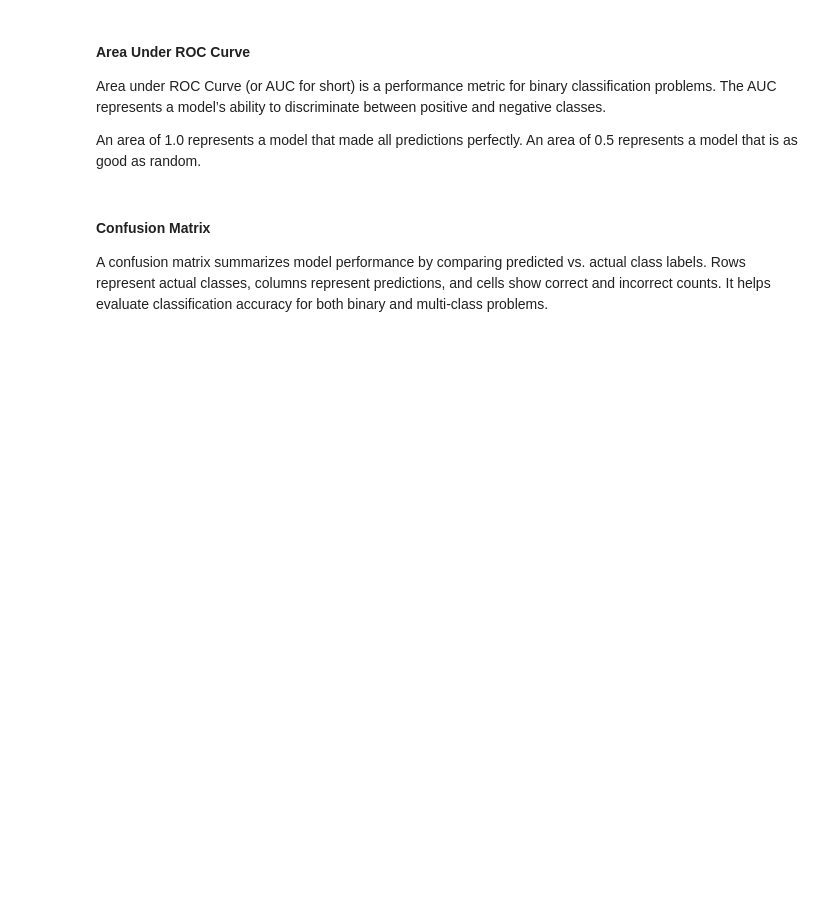
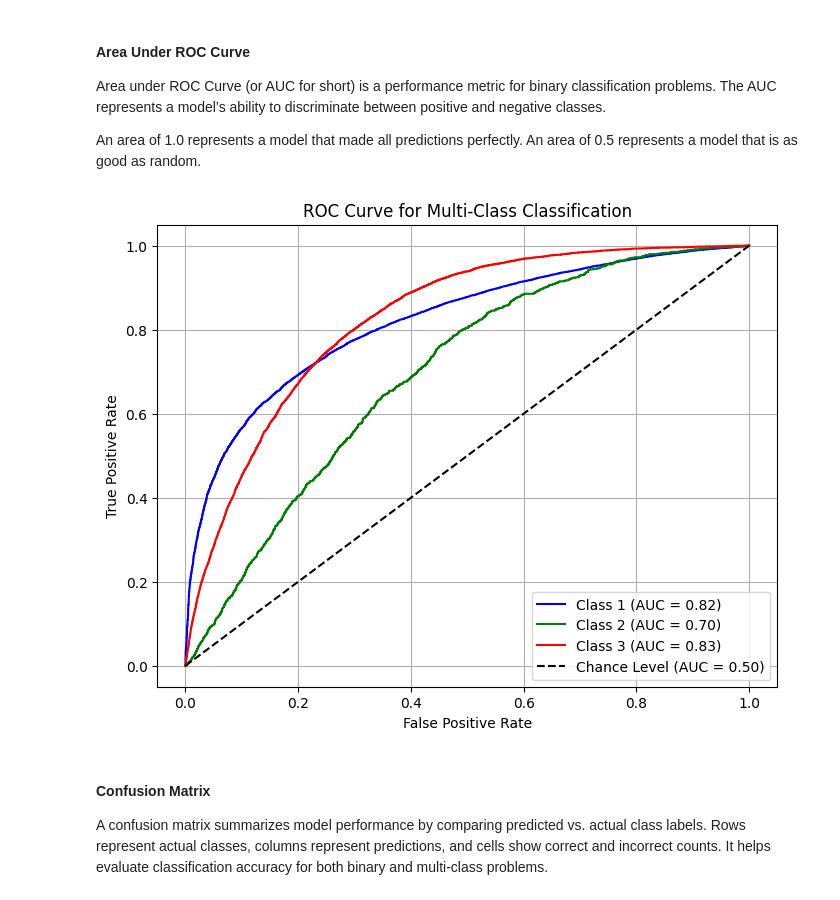
Before and after one commit to SumiranRai/MDSC-Lab, a Jupyter notebook: MDSC-203-Machine-Learning/Machine_Learning_Assignment.ipynb, the cells around one changed output. Saved outputs shown, nothing was run; the diff lists cells and outputs as text; code cells hidden in the pictures; blank space fills up the shorter version.

```diff
--- a/MDSC-203-Machine-Learning/Machine_Learning_Assignment.ipynb
+++ b/MDSC-203-Machine-Learning/Machine_Learning_Assignment.ipynb
@@ -745,3 +764,48 @@ print(f"AUC: {results.mean():.3f} ({results.std():.3f})")
+# %%
+from sklearn.preprocessing import label_binarize
+from sklearn.metrics import roc_curve, auc
+from sklearn.multiclass import OneVsRestClassifier
+
+# Binarize the labels for multi-class ROC AUC
+Y_binarized = label_binarize(Y, classes=np.unique(Y))
+n_classes = Y_binarized.shape[1]
+
+# Split dataset
+X_train, X_test, Y_train, Y_test = train_test_split(X, Y_binarized, test_size=0.2, random_state=42)
+
+# Standardize features
+scaler = StandardScaler()
+X_train = scaler.fit_transform(X_train)
+X_test = scaler.transform(X_test)
+
+# Train OneVsRest Classifier with Logistic Regression
+model = OneVsRestClassifier(LogisticRegression(solver='saga', max_iter=500))
+model.fit(X_train, Y_train)
+
+# Get probabilities
+Y_score = model.predict_proba(X_test)
+
+# Plot ROC Curve
+plt.figure(figsize=(8, 6))
+colors = ['blue', 'green', 'red']
+
+for i in range(n_classes):
+    fpr, tpr, _ = roc_curve(Y_test[:, i], Y_score[:, i])
+    roc_auc = auc(fpr, tpr)
+    plt.plot(fpr, tpr, color=colors[i], label=f"Class {i+1} (AUC = {roc_auc:.2f})")
+
+# Plot random chance line
+plt.plot([0, 1], [0, 1], "k--", label="Chance Level (AUC = 0.50)")
+
+# Formatting the plot
+plt.xlabel("False Positive Rate")
+plt.ylabel("True Positive Rate")
+plt.title("ROC Curve for Multi-Class Classification")
+plt.legend(loc="lower right")
+plt.grid(True)
+plt.show()
+# %% [output]
+[figure, added]
 # %% [markdown]
 #### Confusion Matrix
 
```
Also changed, not shown: parts of 21 cells of this notebook.
